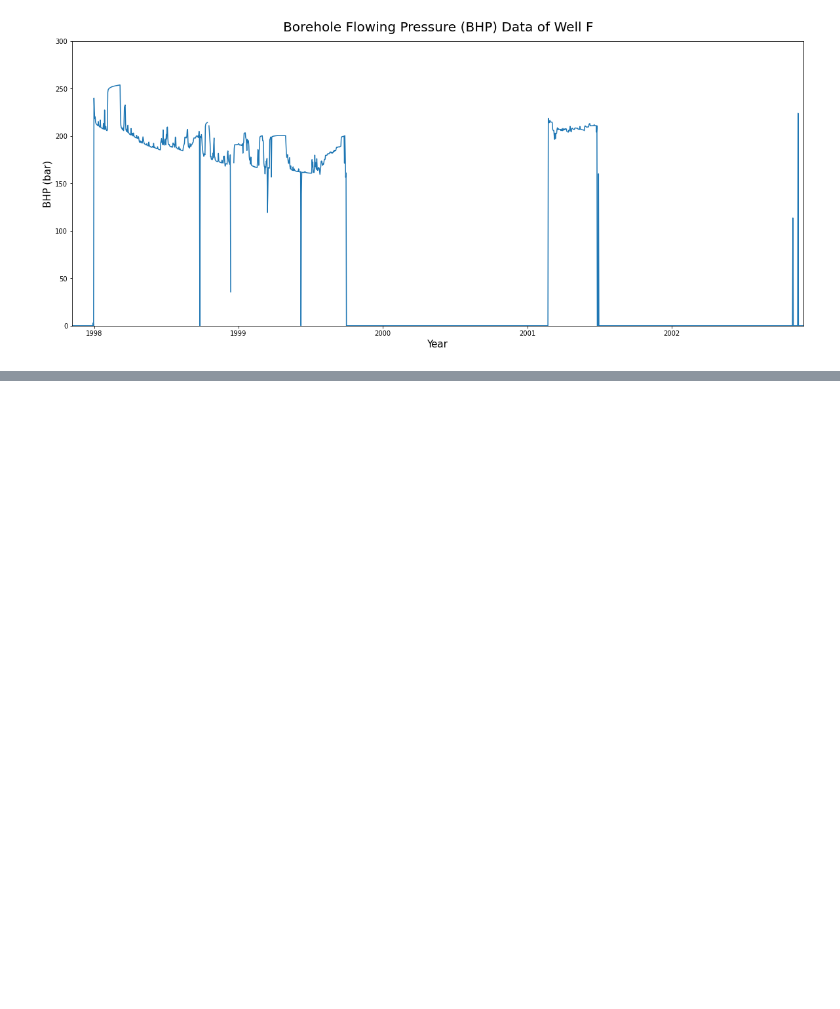
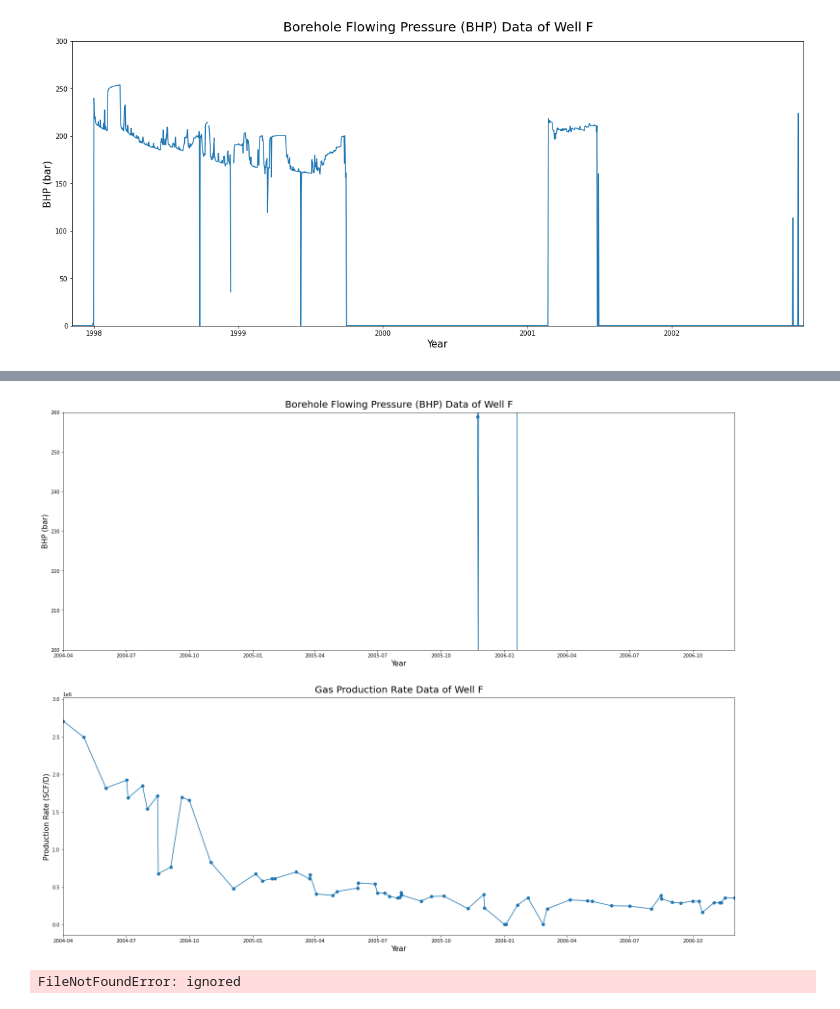
Before and after one commit to kamalif/Res-Eng, a Jupyter notebook: Production_Data.ipynb, the cells around one changed output, grey strips where cells are left out. Drawn from its saved outputs; the diff is of its cells as text; code cells hidden in the pictures; blank space fills up the shorter version.

```diff
--- a/Production_Data.ipynb
+++ b/Production_Data.ipynb
@@ -91,0 +147,36 @@ plt.show()
+# %%
+plt.figure(figsize=(25,20))
+
+plt.subplot(2,1,1)
+plt.plot(bhp_data['Date'], bhp_data['F'], 'o-')
+plt.title('Borehole Flowing Pressure (BHP) Data of Well F', size=20, pad=10)
+plt.xlabel('Year', size=15)
+plt.ylabel('BHP (bar)', size=15)
+#plt.xlim(np.datetime64('1997-12-31'), np.datetime64('1998-03-05'))
+plt.xlim(np.datetime64('2004-04-01'), max(rate_data['DATE'].values))
+plt.ylim(200, 260)
+
+plt.subplot(2,1,2)
+plt.plot(rate_data['DATE'], rate_data['Gas Rate F'], 'o-')
+plt.title('Gas Production Rate Data of Well F', size=20, pad=10)
+plt.xlabel('Year', size=15)
+plt.ylabel('Production Rate (SCF/D)', size=15)
+plt.xlim(np.datetime64('2004-04-01'), max(rate_data['DATE'].values))
+#plt.xlim(np.datetime64('1997-12-31'), np.datetime64('1998-03-05'))
+# plt.ylim(200, 260)
+
+plt.show()
+# %% [output]
+[figure, added]
+# %%
+f_csv ='/content/Res-Eng/production rate sample.csv'
+f_data = pd.read_csv(f_csv)
+f_data.head(10)
+
+# convert date string to Panda datetime format
+#df['Date'] =  pd.to_datetime(df['Date'], format='%Y-%m-%d')
+
+#t = df['Date']
+#q = df['Rate (SCF/d)']
+# %% [output]
+FileNotFoundError: ignored
```
Also changed, not shown: parts of 6 cells of this notebook.
